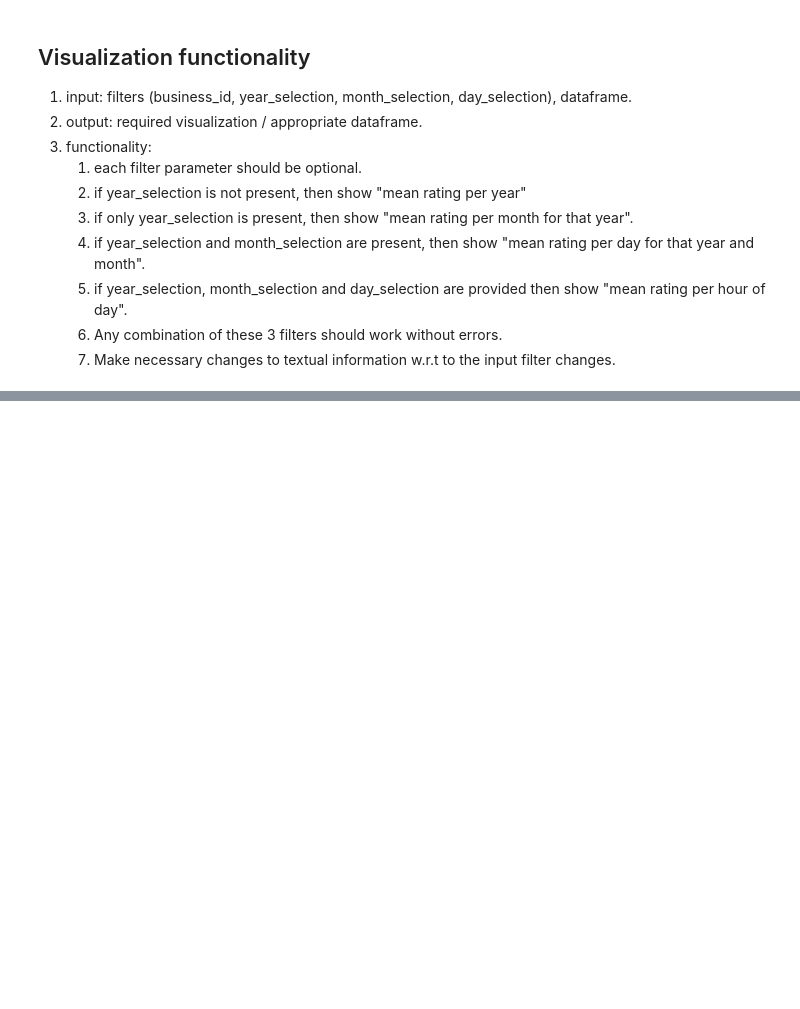
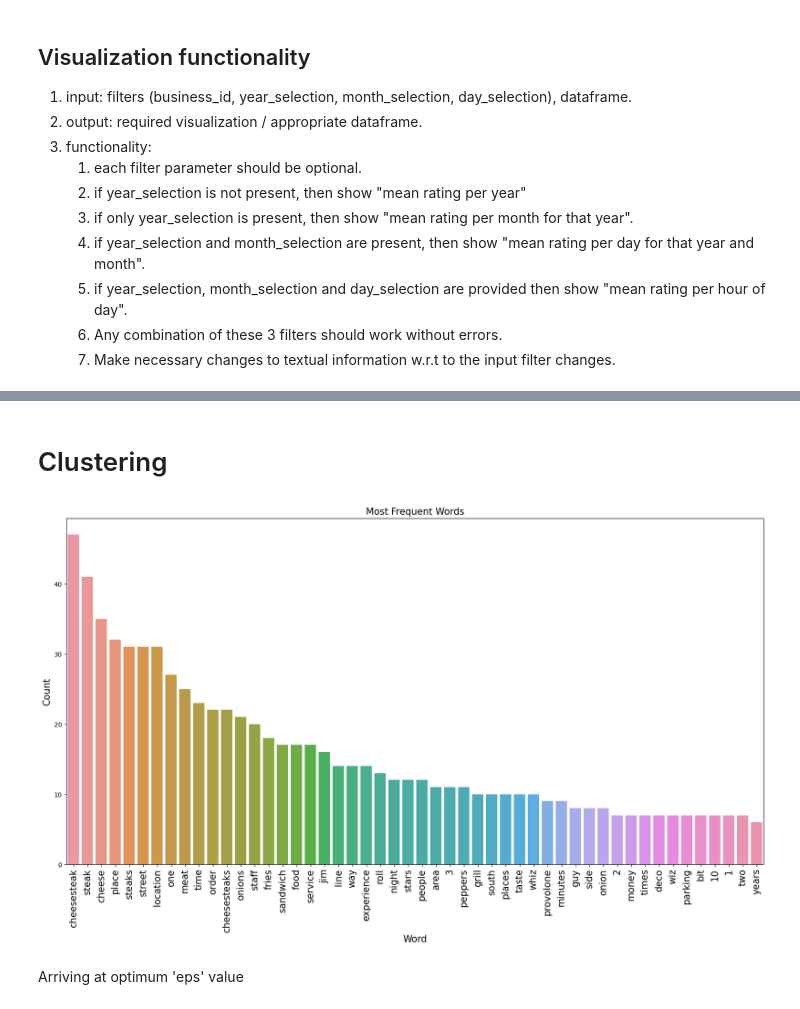
Before and after one commit to shiva-kumarj/yelp-customer-satisfaction-dashboard, a Jupyter notebook: review/EDA/review_sentiments_eda.ipynb, the cells around one changed output, grey strips where cells are left out. Saved outputs shown, nothing was run; the diff lists cells and outputs as text; code cells hidden in the pictures; blank space fills up the shorter version.

```diff
--- a/review/EDA/review_sentiments_eda.ipynb
+++ b/review/EDA/review_sentiments_eda.ipynb
@@ -419,0 +279,2 @@ AttributeError: 'NoneType' object has no attribute 'columns'
+# %% [markdown]
+# Clustering
@@ -419,0 +283,19 @@ AttributeError: 'NoneType' object has no attribute 'columns'
+# %%
+count = Counter()
+for text in review_df['noun'].values:
+    for word in text.split():
+        count[word]+=1
+
+frequent_words = pd.DataFrame(count.most_common(50))
+frequent_words.columns=['word','count']
+# frequent_words.head()
+# %%
+plt.figure(figsize=(20,10))
+sns.barplot(x=frequent_words['word'],y=frequent_words['count'])
+plt.title("Most Frequent Words", fontsize = 15)
+plt.xlabel('Word', fontsize = 15)
+plt.ylabel('Count', fontsize = 15)
+plt.xticks(rotation=90, fontsize = 15)
+plt.show()
+# %% [output]
+[figure, added]
@@ -419,0 +305,2 @@ AttributeError: 'NoneType' object has no attribute 'columns'
+# %% [markdown]
+Arriving at optimum 'eps' value
```
Also changed, not shown: parts of 41 cells of this notebook.
